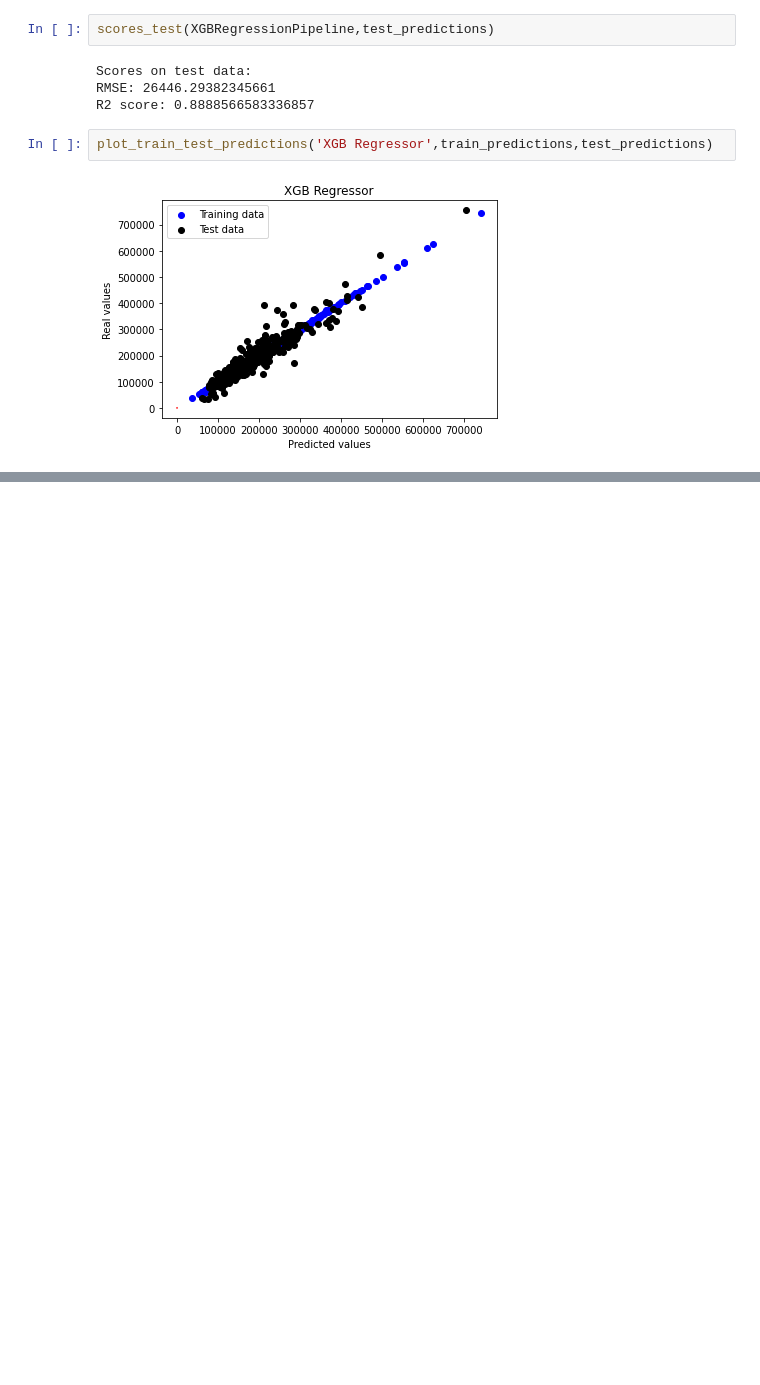
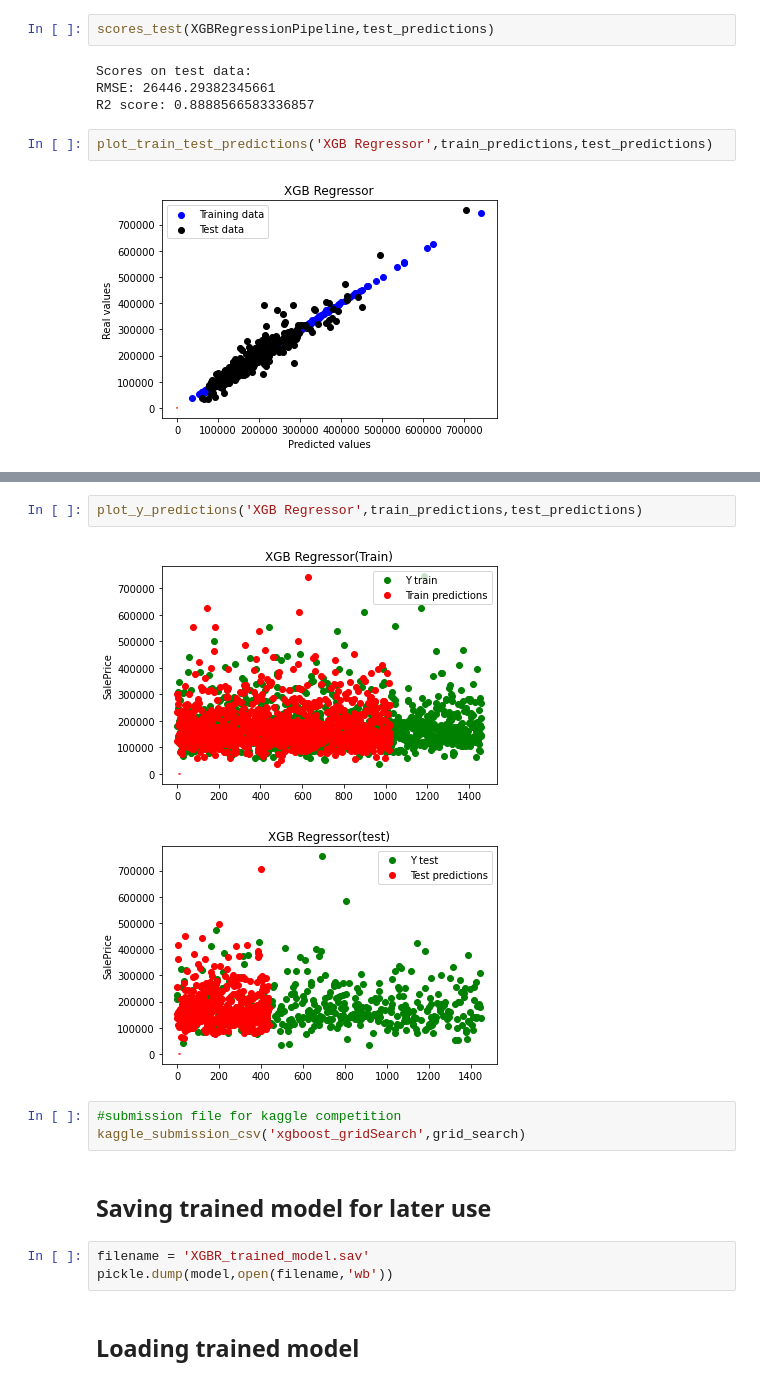
Before and after one commit to RaphaelRoriz/Machine-learning, a Jupyter notebook: housesPricesDataset/HousePricePrediction_pipeline.ipynb, the cells around one changed output, grey strips where cells are left out. Cells and saved outputs as stored; diff of their text form; blank space fills up the shorter version.

```diff
--- a/housesPricesDataset/HousePricePrediction_pipeline.ipynb
+++ b/housesPricesDataset/HousePricePrediction_pipeline.ipynb
@@ -377,0 +406,15 @@ plo
+# %%
+plot_y_predictions('XGB Regressor',train_predictions,test_predictions)
+# %% [output]
+[figure, added]
+[figure, added]
+# %%
+#submission file for kaggle competition
+kaggle_submission_csv('xgboost_gridSearch',grid_search)
+# %% [markdown]
+## Saving trained model for later use
+# %%
+filename = 'XGBR_trained_model.sav'
+pickle.dump(model,open(filename,'wb'))
+# %% [markdown]
+## Loading trained model
```
Also changed, not shown: parts of 28 cells of this notebook.
